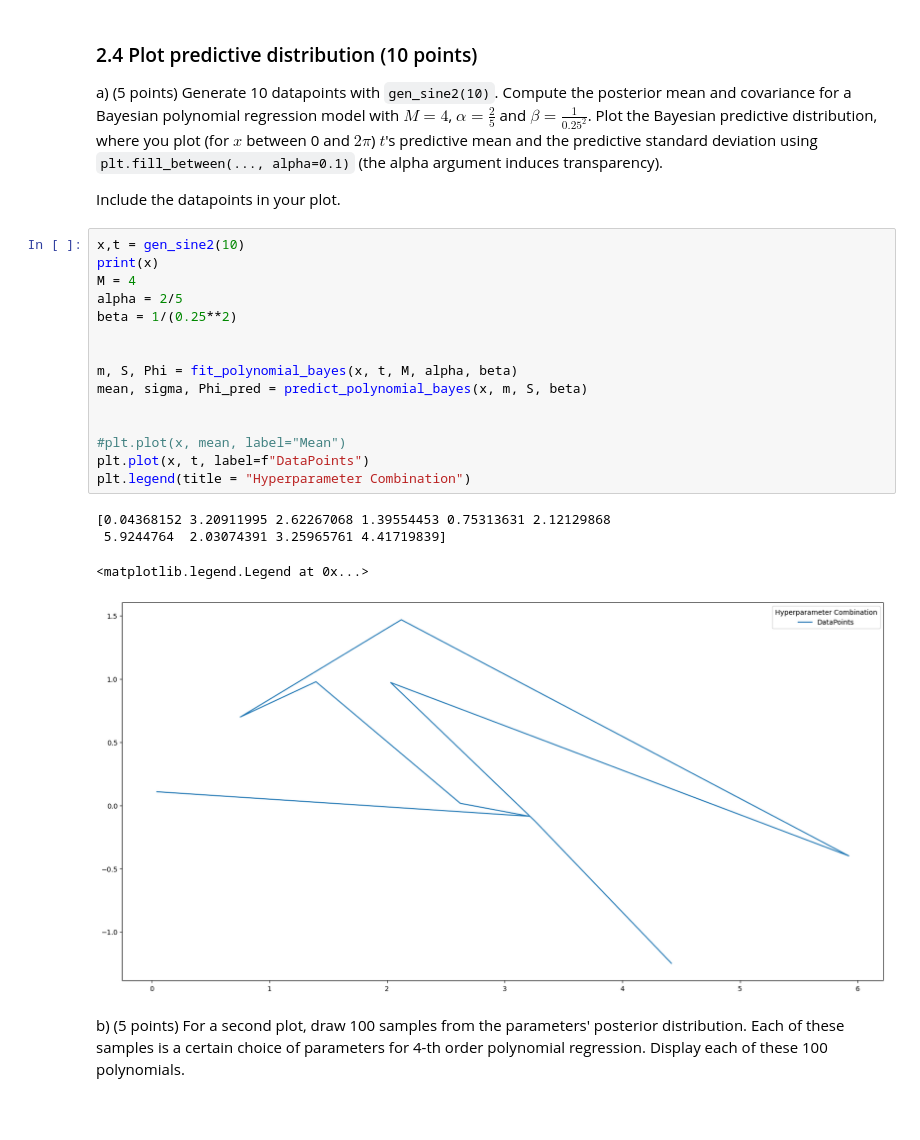
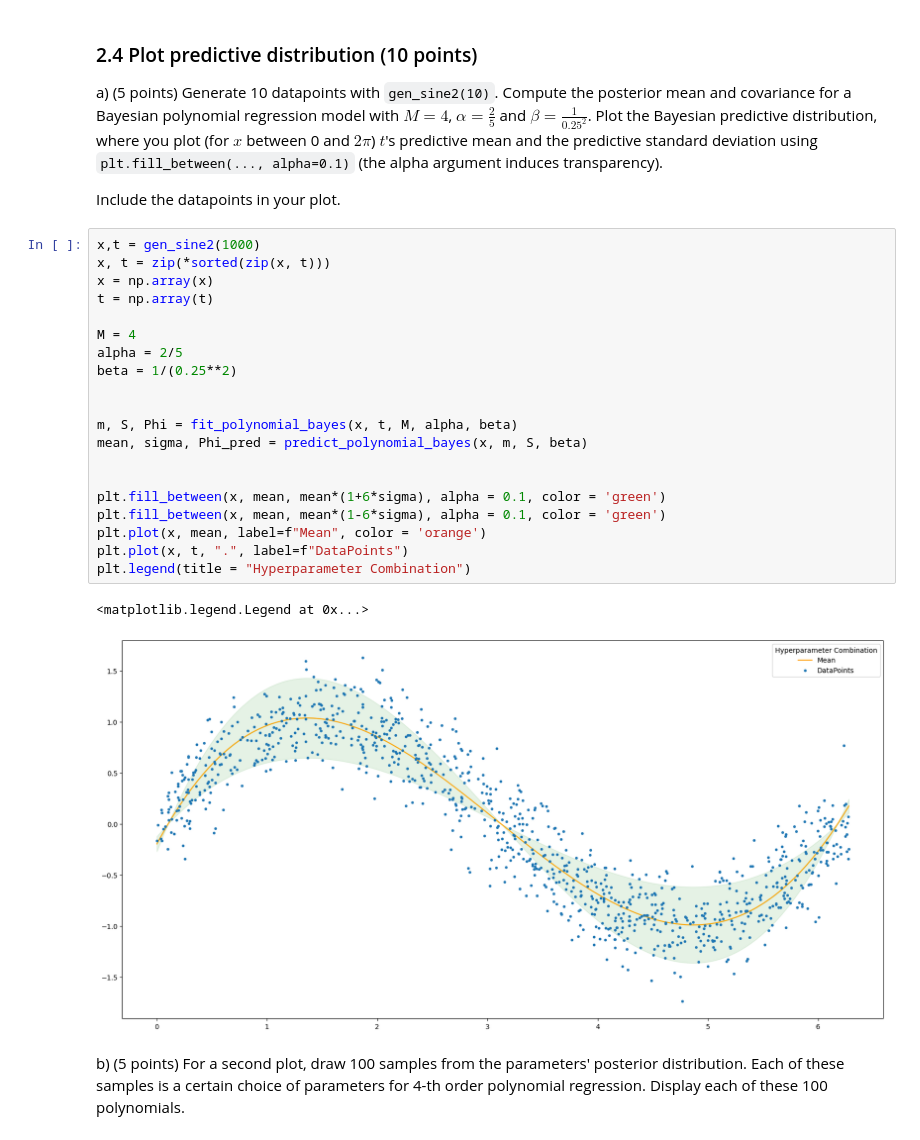
Before and after one commit to OlineRanum/Machine-Learning-1, a Jupyter notebook: Lab1/14244950_13239821_lab1.ipynb, the cells around one changed output. Cells and saved outputs as stored; diff of their text form; blank space fills up the shorter version.

```diff
--- a/Lab1/14244950_13239821_lab1.ipynb
+++ b/Lab1/14244950_13239821_lab1.ipynb
@@ -576,25 +576,28 @@ Plot the Bayesian predictive distribution, where you plot (for $x$ between 0 and
 
 Include the datapoints in your plot.
 # %%
-x,t = gen_sine2(10)
-print(x)
+x,t = gen_sine2(1000)
+x, t = zip(*sorted(zip(x, t)))
+x = np.array(x)
+t = np.array(t)
+
 M = 4
 alpha = 2/5
 beta = 1/(0.25**2)
 
 
 m, S, Phi = fit_polynomial_bayes(x, t, M, alpha, beta)
 mean, sigma, Phi_pred = predict_polynomial_bayes(x, m, S, beta)
 
 
-#plt.plot(x, mean, label="Mean")
-plt.plot(x, t, label=f"DataPoints")
+plt.fill_between(x, mean, mean*(1+6*sigma), alpha = 0.1, color = 'green')
+plt.fill_between(x, mean, mean*(1-6*sigma), alpha = 0.1, color = 'green')
+plt.plot(x, mean, label=f"Mean", color = 'orange')
+plt.plot(x, t, ".", label=f"DataPoints")
 plt.legend(title = "Hyperparameter Combination")
 # %% [output]
-[0.04368152 3.20911995 2.62267068 1.39554453 0.75313631 2.12129868
- 5.9244764  2.03074391 3.25965761 4.41719839]
+<matplotlib.legend.Legend at 0x...>
-<matplotlib.legend.Legend at 0x...>
-[figure, old version]
+[figure, new version]
 # %% [markdown]
 b) (5 points) For a second plot, draw 100 samples from the parameters' posterior distribution. Each of these samples is a certain choice of parameters for 4-th order polynomial regression.
 Display each of these 100 polynomials.
```
